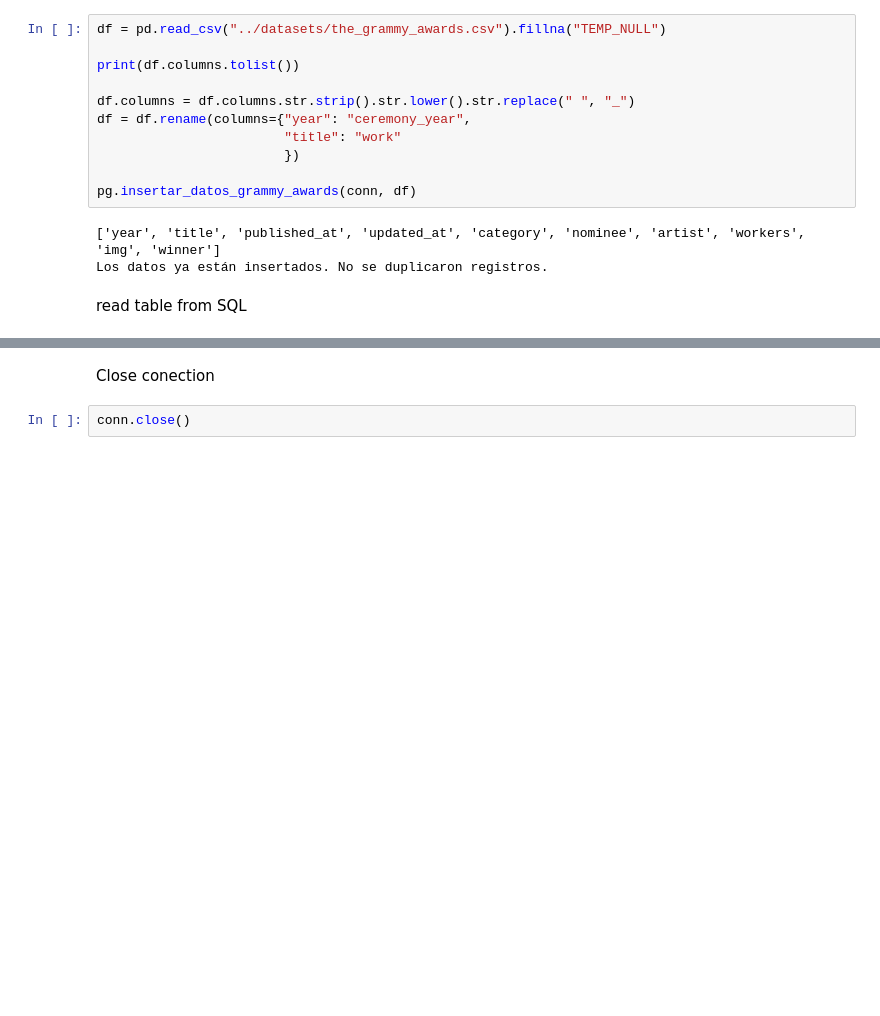
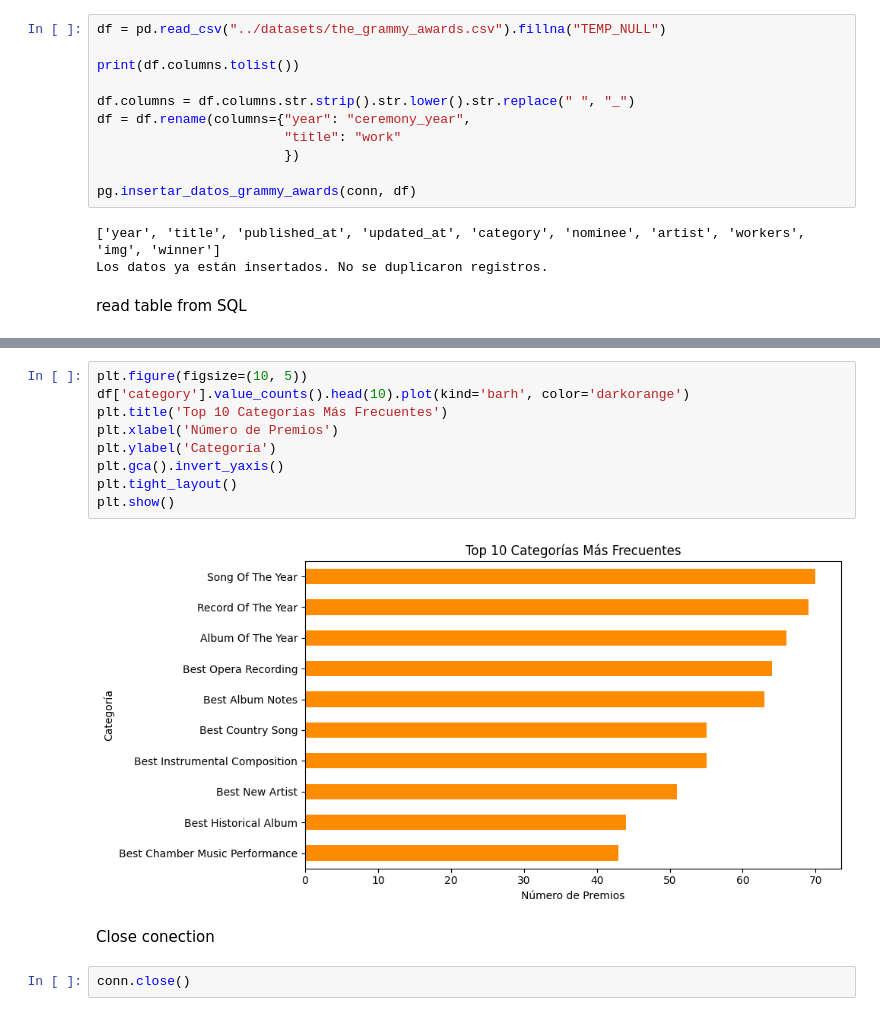
Before and after one commit to Luisgar0821/workshop2_spotify, a Jupyter notebook: notebook/EDA03_DATABASE.ipynb, the cells around one changed output, grey strips where cells are left out. Cells and saved outputs as stored; diff of their text form; blank space fills up the shorter version.

```diff
--- a/notebook/EDA03_DATABASE.ipynb
+++ b/notebook/EDA03_DATABASE.ipynb
@@ -52,3 +99,14 @@ df.info()
+# %%
+plt.figure(figsize=(10, 5))
+df['category'].value_counts().head(10).plot(kind='barh', color='darkorange')
+plt.title('Top 10 Categorías Más Frecuentes')
+plt.xlabel('Número de Premios')
+plt.ylabel('Categoría')
+plt.gca().invert_yaxis()
+plt.tight_layout()
+plt.show()
+# %% [output]
+[figure, added]
 # %% [markdown]
 Close conection
 # %%
```
Also changed, not shown: parts of 6 cells of this notebook, 5 other files.
